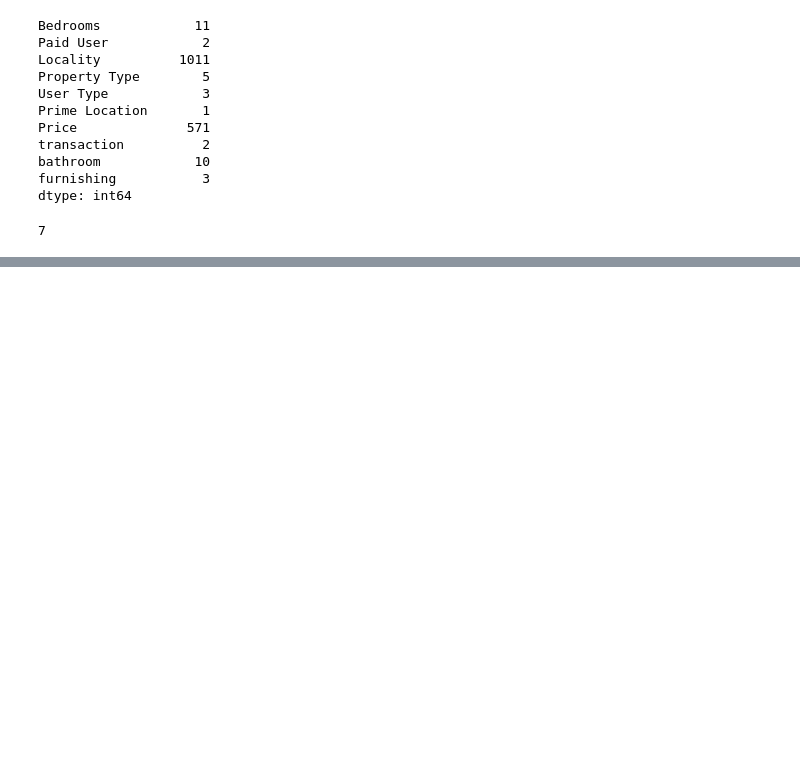
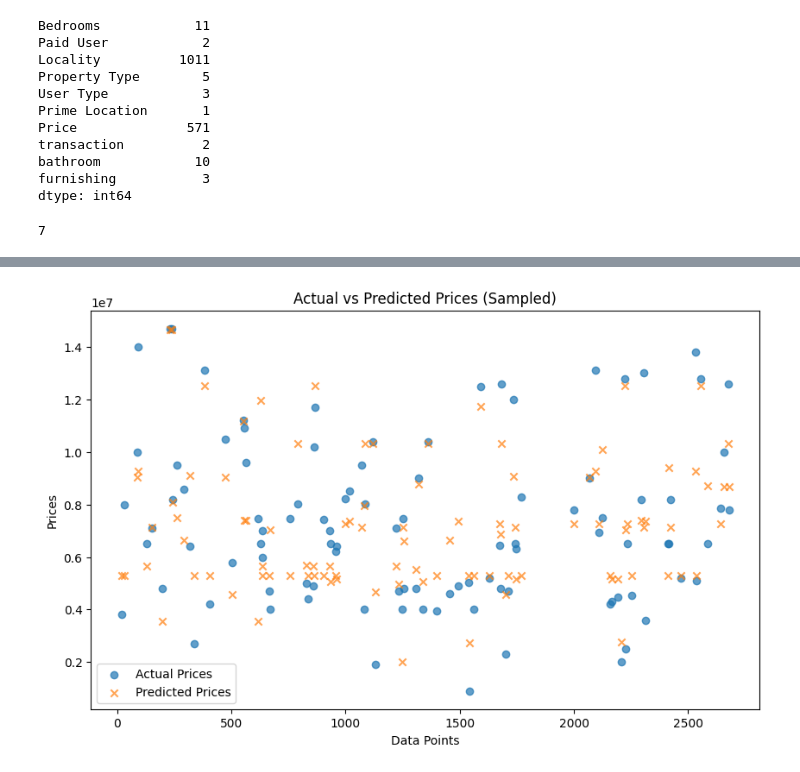
Before and after one commit to vercetti322/EstateVerse-Base-Model, a Jupyter notebook: model.ipynb, the cells around one changed output, grey strips where cells are left out. Cells and saved outputs as stored; diff of their text form; code cells hidden in the pictures; blank space fills up the shorter version.

```diff
--- a/model.ipynb
+++ b/model.ipynb
@@ -257,0 +613,15 @@ len(categorical_columns)
+# %%
+# Sample 100 random data points
+sample_indices = np.random.choice(len(Y_test), size=100, replace=False)
+
+# Plot the sampled data
+plt.figure(figsize=(10, 6))
+plt.scatter(sample_indices, Y_test[sample_indices], label='Actual Prices', marker='o', alpha=0.7)
+plt.scatter(sample_indices, Y_pred[sample_indices], label='Predicted Prices', marker='x', alpha=0.7)
+plt.title('Actual vs Predicted Prices (Sampled)')
+plt.xlabel('Data Points')
+plt.ylabel('Prices')
+plt.legend()
+plt.show()
+# %% [output]
+[figure, added]
```
Also changed, not shown: parts of 36 cells of this notebook, 1 other file.
